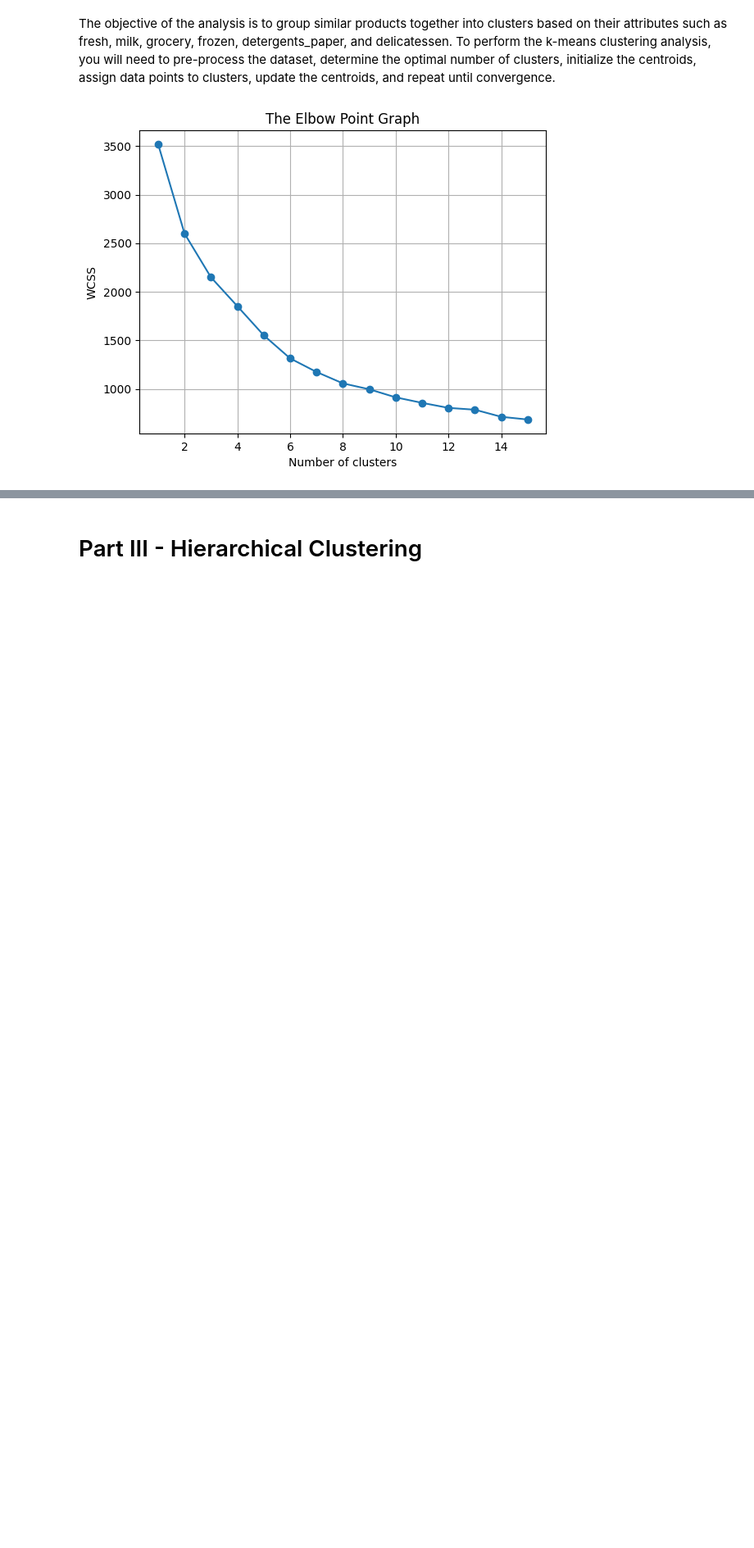
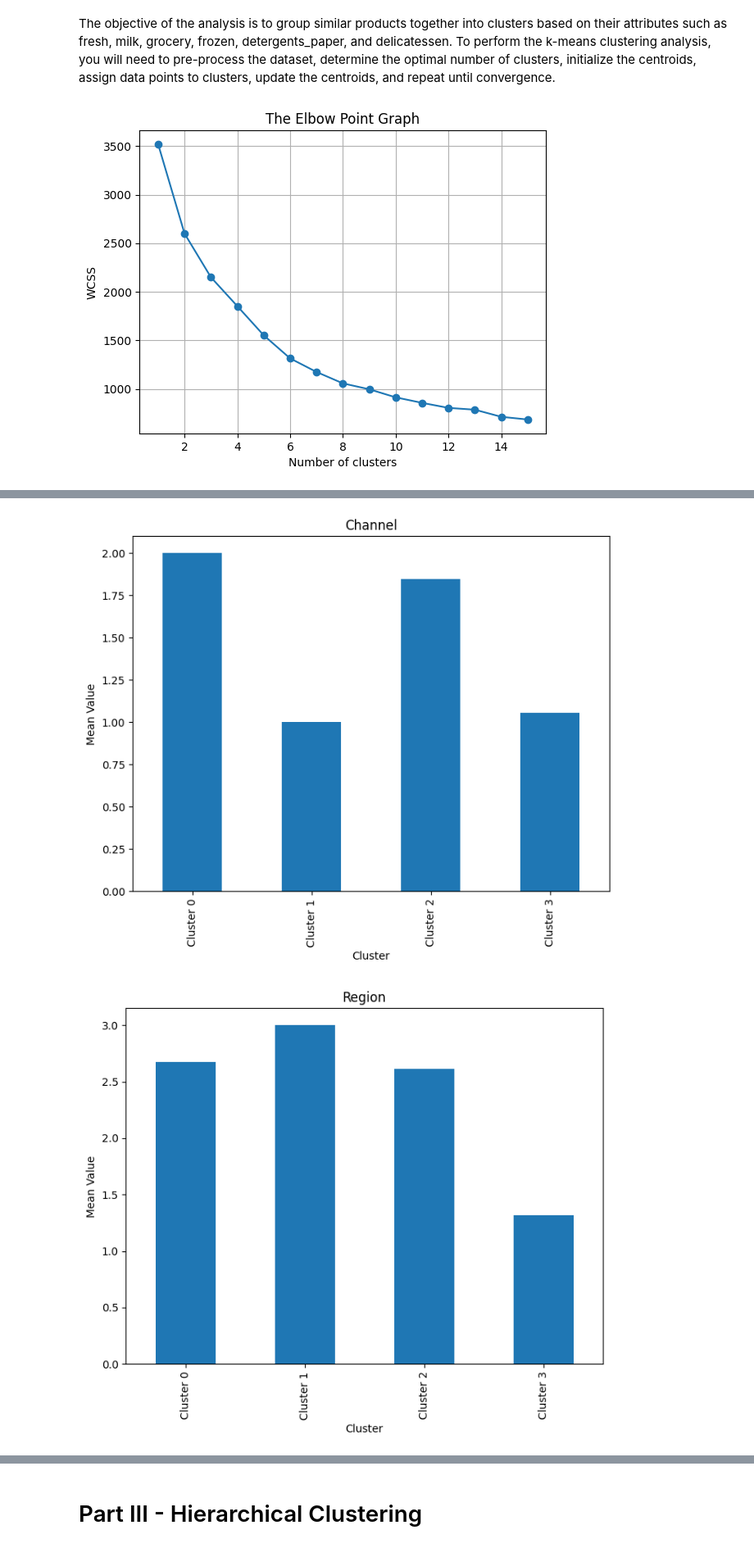
Before and after one commit to Dhru-win/unsupervised_ml_project, a Jupyter notebook: Unsupervised Learning - Project.ipynb, the cells around one changed output, grey strips where cells are left out. Shown at 82% size. Drawn from its saved outputs; the diff is of its cells as text; code cells hidden in the pictures; blank space fills up the shorter version.

```diff
--- a/Unsupervised Learning - Project.ipynb
+++ b/Unsupervised Learning - Project.ipynb
@@ -167,0 +159,6 @@ wholesale_df.head(5)
+# %%
+# getting centroids
+cluster_means = wholesale_df.groupby('Cluster').mean()
+
+#converting clusters in rows
+cluster_means = cluster_means.transpose()
@@ -167,0 +177,10 @@ wholesale_df.head(5)
+# %%
+for feature in cluster_means.index:
+    cluster_means.loc[feature].plot(kind='bar', figsize=(8,6))
+    plt.title(feature)
+    plt.ylabel('Mean Value')
+    plt.xticks(ticks=range(4), labels=['Cluster 0', 'Cluster 1', 'Cluster 2', 'Cluster 3'])
+    plt.show()
+# %% [output]
+[figure, added]
+[figure, added]
```
Also changed, not shown: parts of 17 cells of this notebook.
